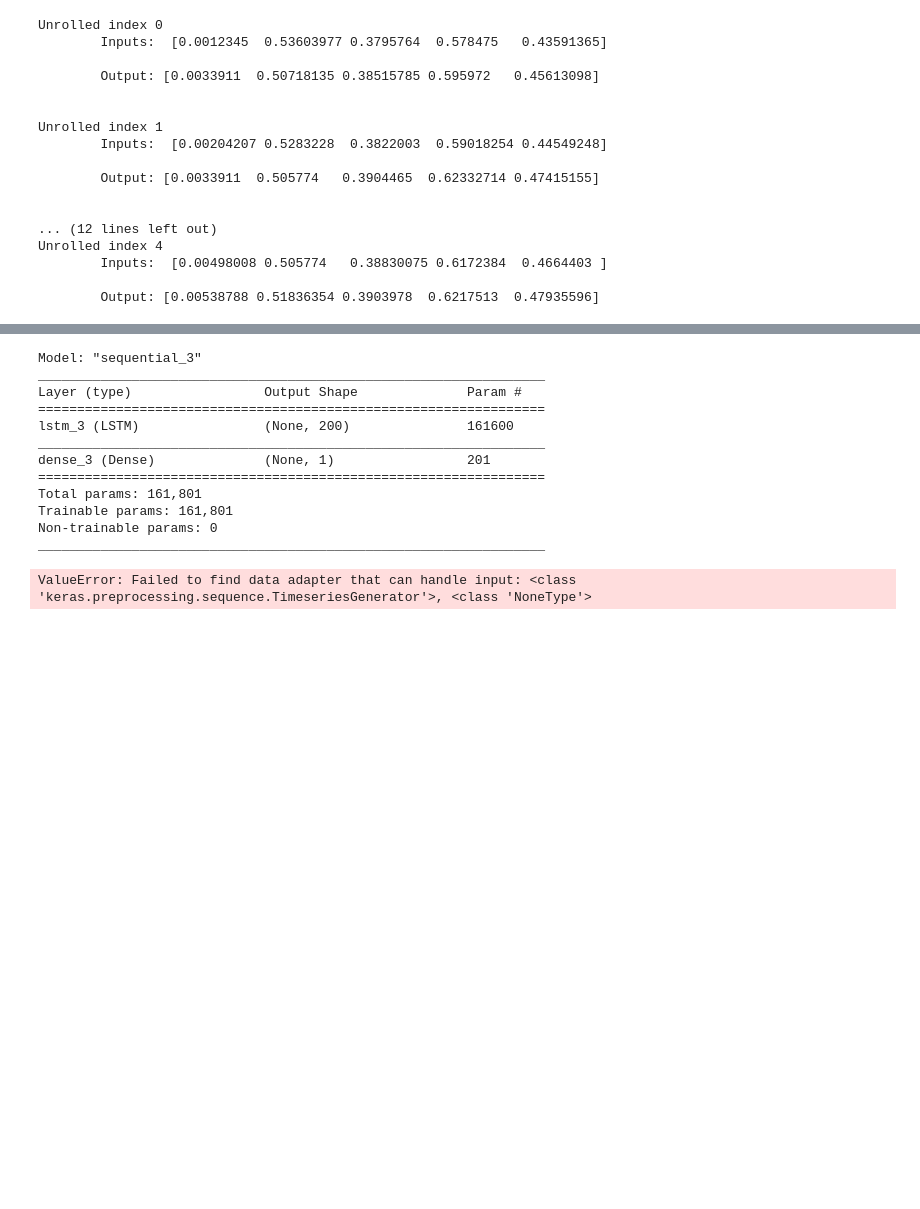
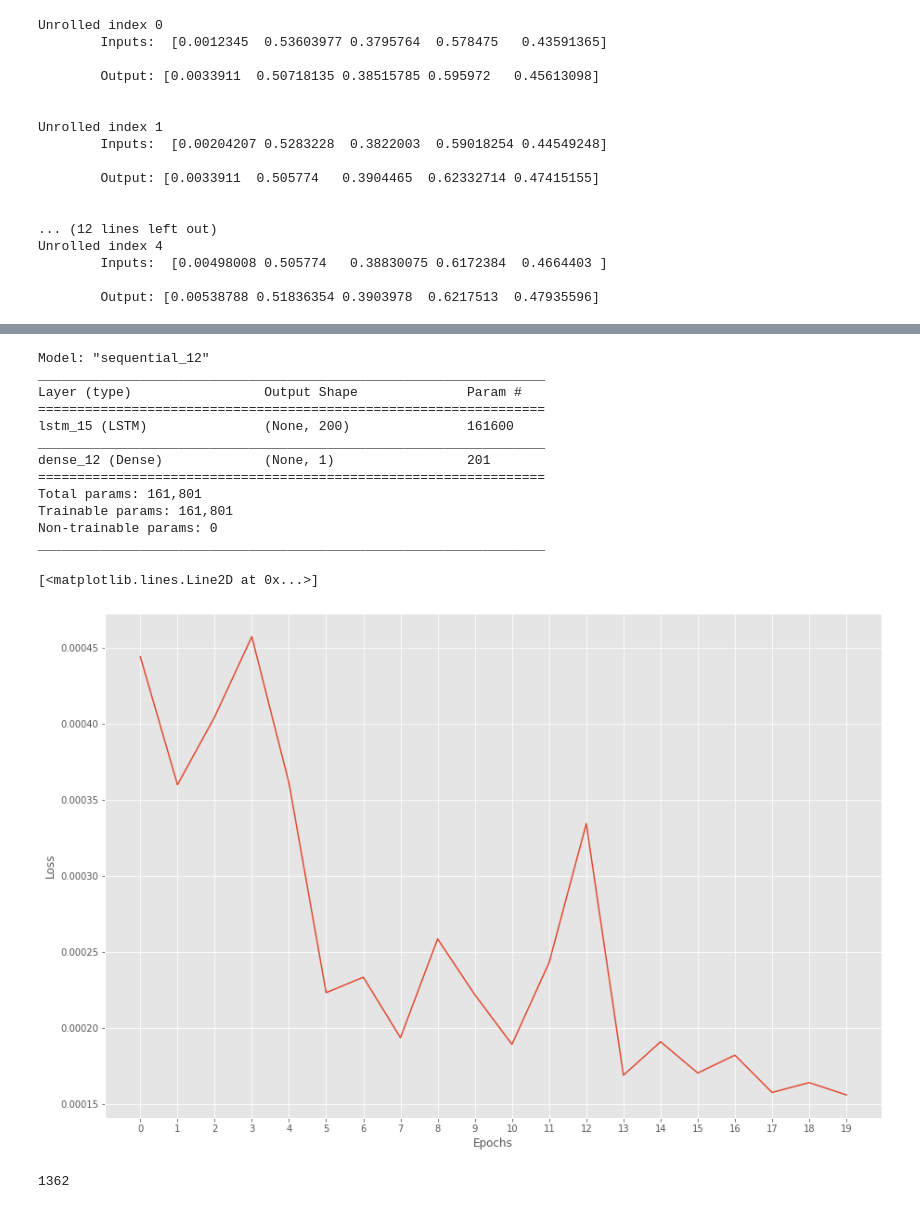
Before and after one commit to Daihongchen/time_series_project, a Jupyter notebook: lstm_stock.ipynb, the cells around one changed output, grey strips where cells are left out. Drawn from its saved outputs; the diff is of its cells as text; code cells hidden in the pictures; blank space fills up the shorter version.

```diff
--- a/lstm_stock.ipynb
+++ b/lstm_stock.ipynb
@@ -539,9 +647,9 @@ array([[ 1.5039],
 # %%
-from keras.preprocessing.sequence import TimeseriesGenerator
+from tensorflow.keras.preprocessing.sequence import TimeseriesGenerator
 
-n_input = 12
+n_input = 50
 n_features= 1
-generator = TimeseriesGenerator(train1, train1, length=n_input, batch_size=1)
+generator = TimeseriesGenerator(training_set_scaled, training_set_scaled, length=n_input, batch_size=1)
 from tensorflow.keras.models import Sequential
 from tensorflow.keras.layers import Dense
 from tensorflow.keras.layers import LSTM
@@ -553,19 +661,27 @@ lstm_model.compile(optimizer='adam', loss='mse')
 
 lstm_model.summary()
 # %% [output]
-Model: "sequential_3"
+Model: "sequential_12"
 _________________________________________________________________
 Layer (type)                 Output Shape              Param #
 =================================================================
-lstm_3 (LSTM)                (None, 200)               161600
+lstm_15 (LSTM)               (None, 200)               161600
 _________________________________________________________________
-dense_3 (Dense)              (None, 1)                 201
+dense_12 (Dense)             (None, 1)                 201
 =================================================================
 Total params: 161,801
 Trainable params: 161,801
 Non-trainable params: 0
 _________________________________________________________________
 # %%
-lstm_model.fit_generator(generator,epochs=20)
+# lstm_model.fit_generator(generator,epochs=20)
-# %% [output]
-ValueError: Failed to find data adapter that can handle input: <class 'keras.preprocessing.sequence.TimeseriesGenerator'>, <class 'NoneType'>
+# %%
+losses_lstm = lstm_model.history.history['loss']
+plt.figure(figsize=(15,10))
+plt.xlabel('Epochs')
+plt.ylabel('Loss')
+plt.xticks(np.arange(0,21,1))
+plt.plot(range(len(losses_lstm)), losses_lstm)
+# %% [output]
+[<matplotlib.lines.Line2D at 0x...>]
+[figure, added]
@@ -571,0 +698,4 @@ ValueError: Failed to find data adapter that can handle input: <class 'keras.pre
+# %%
+len(lstm_predictions_scaled)
+# %% [output]
+1362
```
Also changed, not shown: parts of 21 cells of this notebook.
